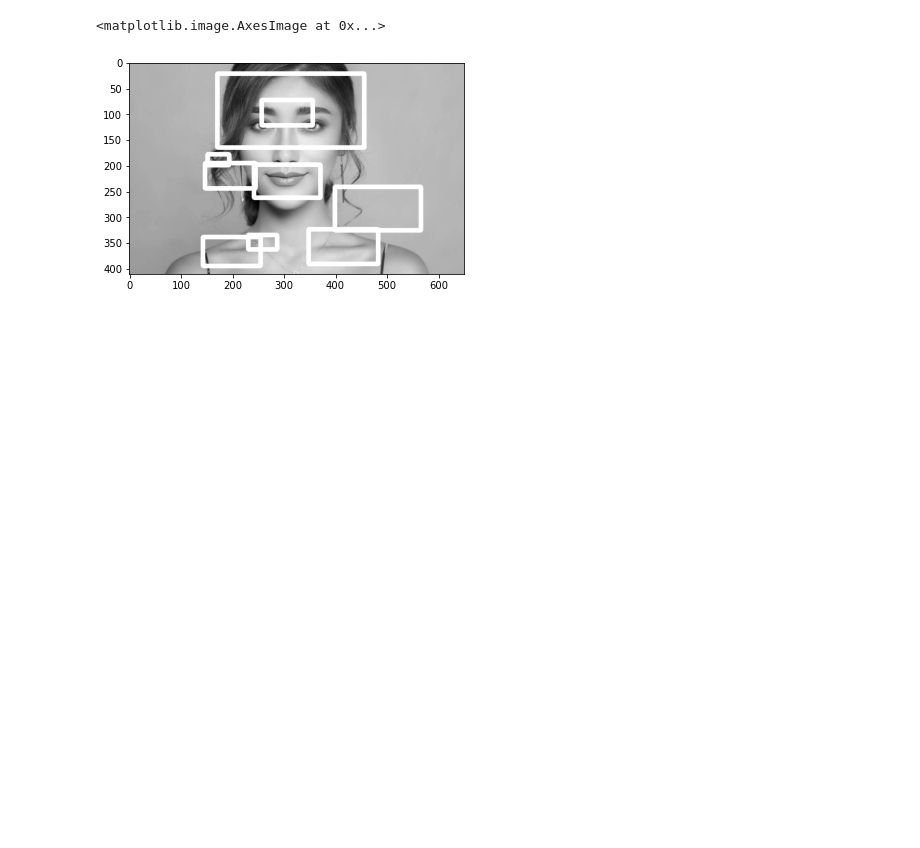
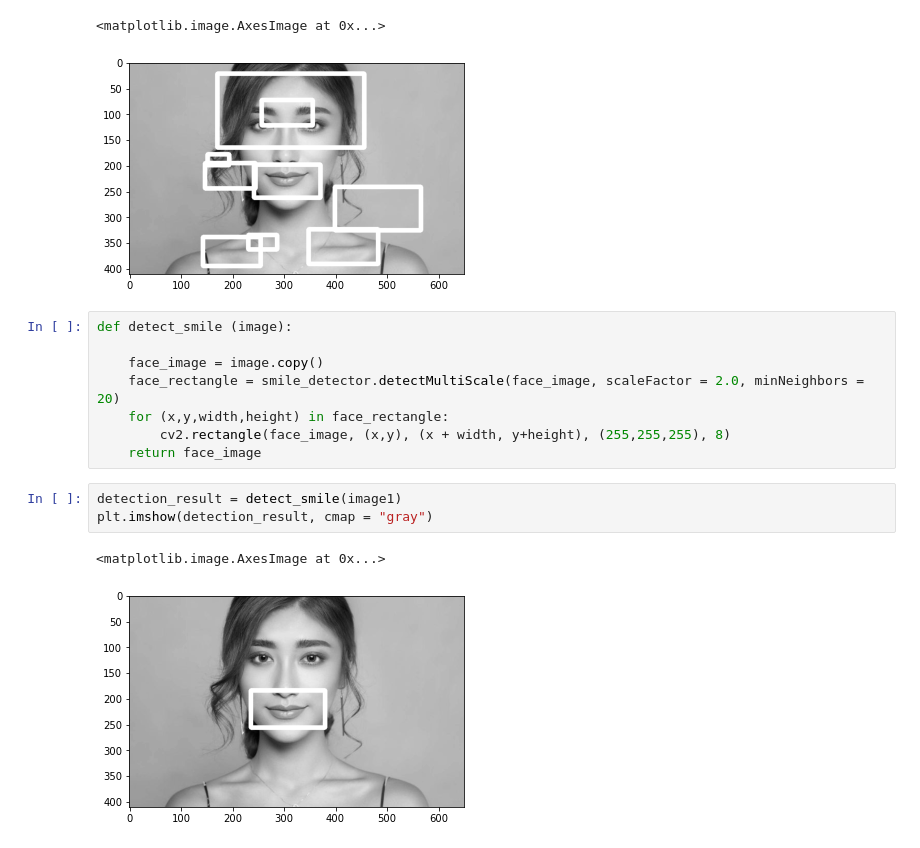
Before and after one commit to romedal/ML_FaceDetection, a Jupyter notebook: FaceDetection.ipynb, the cells around one changed output. Saved outputs shown, nothing was run; the diff lists cells and outputs as text; blank space fills up the shorter version.

Commit message:
Detecting smile with better quality

```diff
--- a/FaceDetection.ipynb
+++ b/FaceDetection.ipynb
@@ -122,3 +122,17 @@ plt.imshow(detection_result, cmap = "gray")
 # %% [output]
 <matplotlib.image.AxesImage at 0x...>
 [figure]
+# %%
+def detect_smile (image):
+
+    face_image = image.copy()
+    face_rectangle = smile_detector.detectMultiScale(face_image, scaleFactor = 2.0, minNeighbors = 20)
+    for (x,y,width,height) in face_rectangle:
+        cv2.rectangle(face_image, (x,y), (x + width, y+height), (255,255,255), 8)
+    return face_image
+# %%
+detection_result = detect_smile(image1)
+plt.imshow(detection_result, cmap = "gray")
+# %% [output]
+<matplotlib.image.AxesImage at 0x...>
+[figure, added]
```
